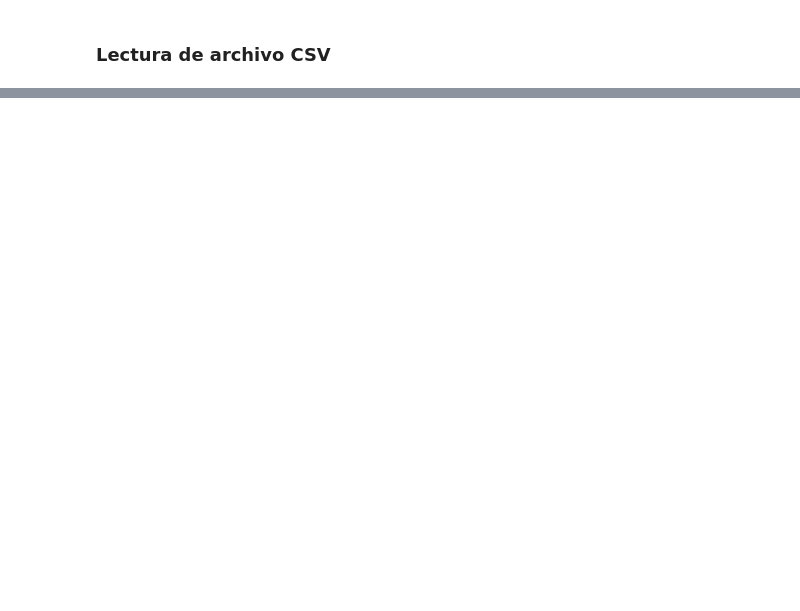
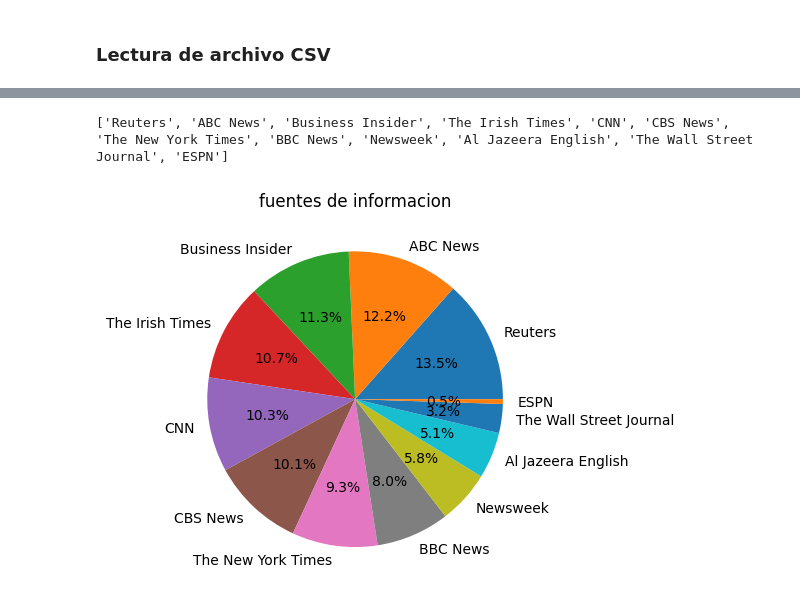
Before and after one commit to GerardoGarcia17/BEDU-DATA-06, a Jupyter notebook: 03_article_analysis.ipynb, the cells around one changed output, grey strips where cells are left out. Saved outputs shown, nothing was run; the diff lists cells and outputs as text; code cells hidden in the pictures; blank space fills up the shorter version.

Commit message:
data analysis

```diff
--- a/03_article_analysis.ipynb
+++ b/03_article_analysis.ipynb
@@ -23,0 +78,13 @@ data.head()
+# %%
+#Seleccionamos las columnas base para nuestro analisis
+COLUMNS = [
+    'source_name',
+    'author',
+    'engagement_reaction_count',
+    'engagement_comment_count',
+    'engagement_share_count',
+    'engagement_comment_plugin_count'
+]
+
+#Limpiar todas aquellas filas que tienen un valor nulo en las columnas seleccionadas
+data = data[COLUMNS].dropna(axis=0, how='any')
@@ -23,0 +128,4 @@ data.head()
+# %%
+#Extraer nueva serie
+highest_source = data['source_name'].value_counts()
+highest_source.to_frame()
@@ -23,0 +149,14 @@ data.head()
+# %%
+#Seleccionamos el valor de la primera columna(indice) y lo convertimos a un elemento de lista por cada valor en la serie
+highest_source_labels = list(highest_source.index.values)
+
+print(labels)
+# %% [output]
+['Reuters', 'ABC News', 'Business Insider', 'The Irish Times', 'CNN', 'CBS News', 'The New York Times', 'BBC News', 'Newsweek', 'Al Jazeera English', 'The Wall Street Journal', 'ESPN']
+# %%
+# Crear grafica de pastel
+plt.pie(highest_source, labels=highest_source_labels, autopct='%1.1f%%')
+plt.title('fuentes de informacion')
+plt.show()
+# %% [output]
+[figure, added]
```
Also changed, not shown: parts of 11 cells of this notebook.
